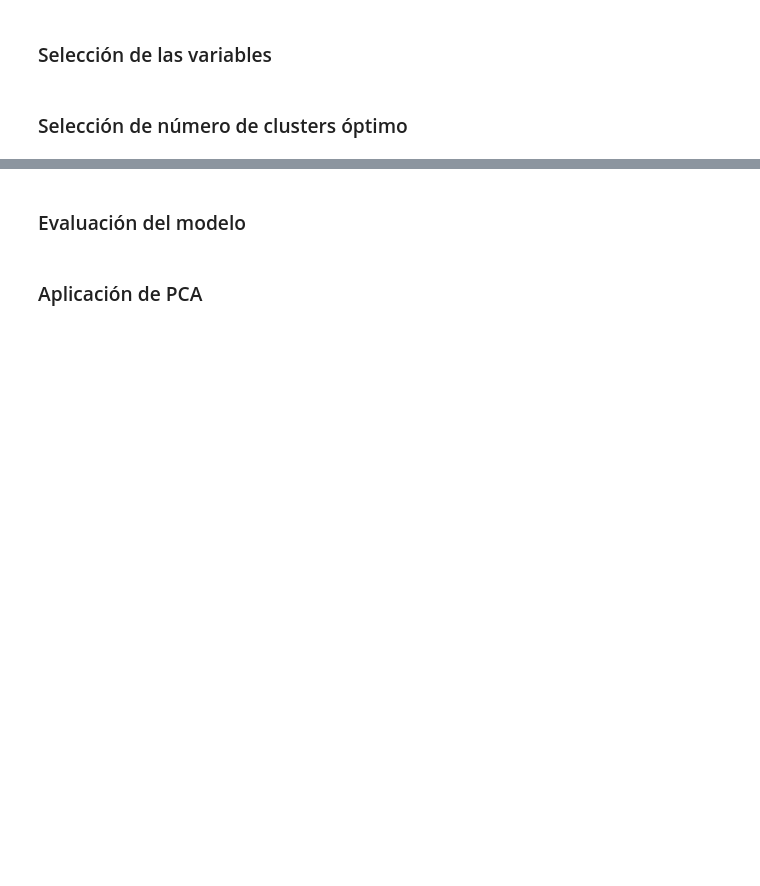
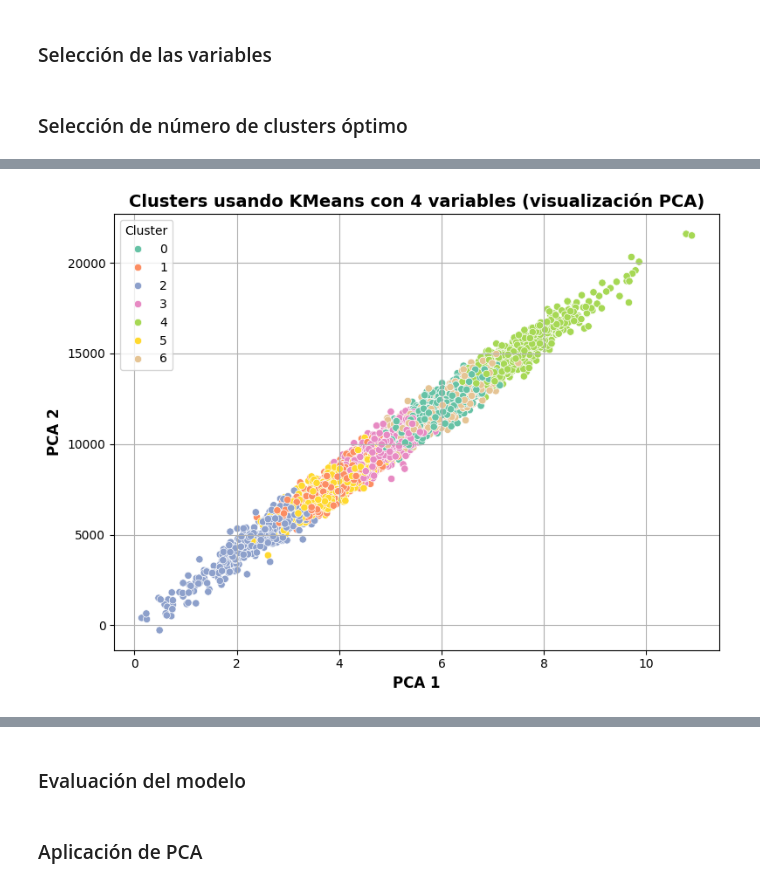
Before and after one commit to JuanYa1901/Evaluacion_4, a Jupyter notebook: 620454_Base_Entrega_Modelos_NO_Supervisados.ipynb, the cells around one changed output, grey strips where cells are left out. Cells and saved outputs as stored; diff of their text form; code cells hidden in the pictures; blank space fills up the shorter version.

```diff
--- a/620454_Base_Entrega_Modelos_NO_Supervisados.ipynb
+++ b/620454_Base_Entrega_Modelos_NO_Supervisados.ipynb
@@ -249,0 +324,20 @@ display(df_all_centroides)
+# %%
+# Visualización usando PCA
+# (sólo para graficar clusters originales, por esa razón el número de componentes es 2
+pca_visual = PCA(n_components=2)
+X_visual = pca_visual.fit_transform(X_scaled)
+df_4v['PCA 1'] = X_visual[:, 0]
+df_4v['PCA 2'] = X_visual[:, 1]
+
+plt.figure(figsize=(8,6))
+sns.scatterplot(data=df_4v, x='actividad_fisica', y='pasos_diarios', hue='grupo', palette='Set2')
+
+plt.title("Clusters usando KMeans con 4 variables (visualización PCA)", fontsize=14, fontweight="bold")
+plt.xlabel("PCA 1", fontsize=12, fontweight="bold")
+plt.ylabel("PCA 2", fontsize=12, fontweight="bold")
+plt.legend(title="Cluster")
+plt.grid(True)
+plt.tight_layout()
+plt.show()
+# %% [output]
+[figure, added]
```
Also changed, not shown: parts of 14 cells of this notebook.
